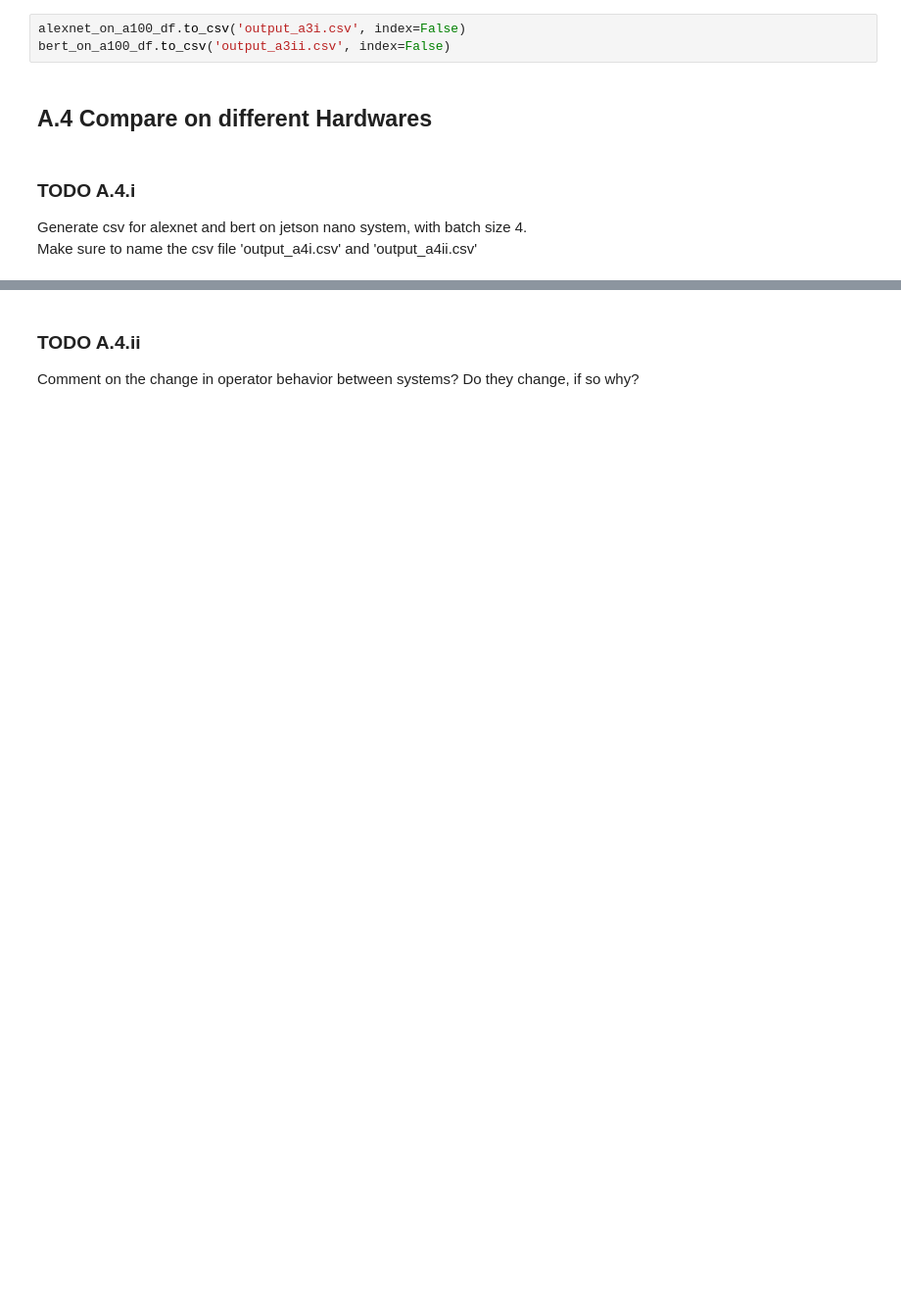
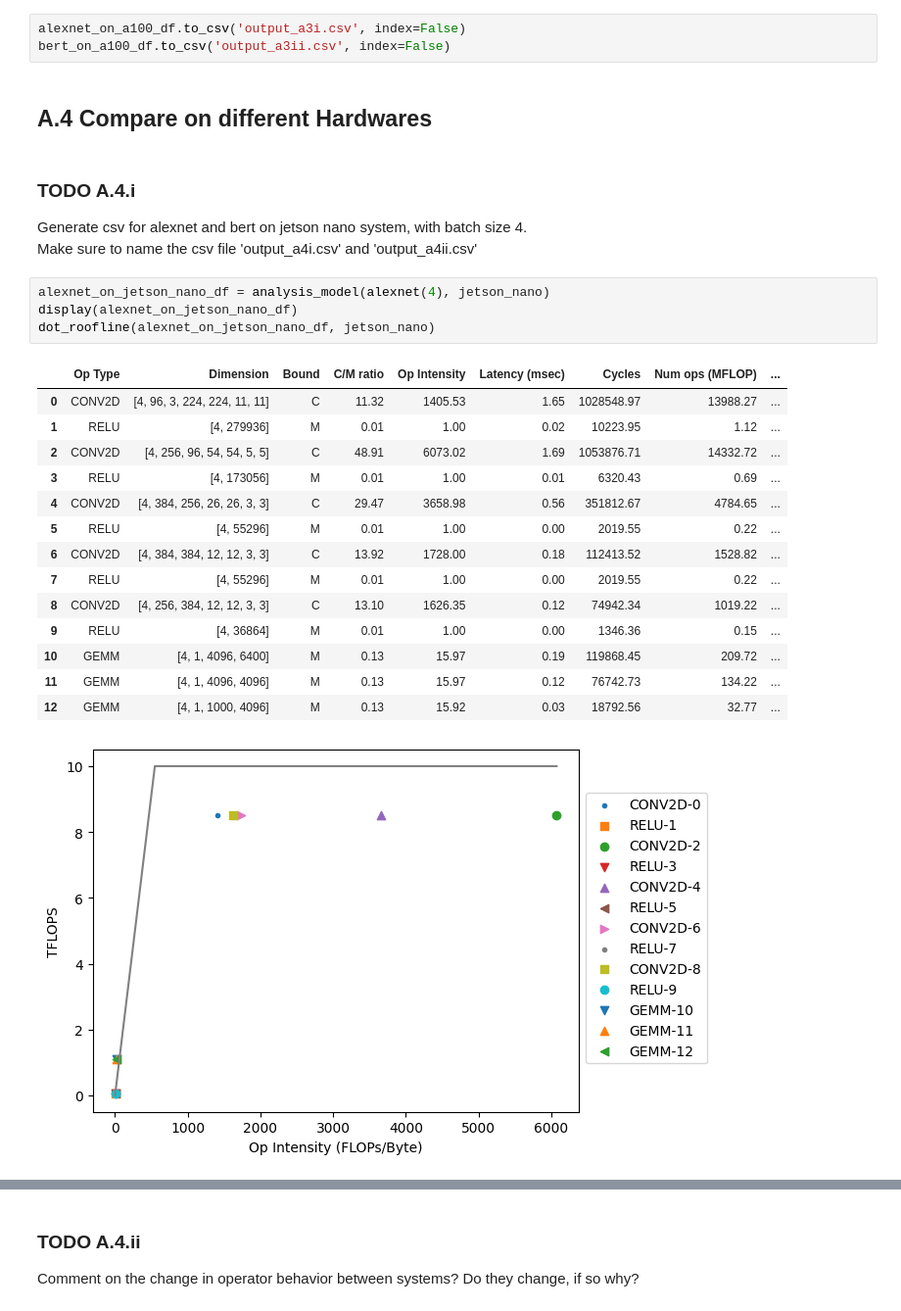
Before and after one commit to kevinstark-coder/Roofline_Dataflow, a Jupyter notebook: lab1/lab1A.ipynb, the cells around one changed output, grey strips where cells are left out. Shown at 98% size. Drawn from its saved outputs; the diff is of its cells as text; blank space fills up the shorter version.

```diff
--- a/lab1/lab1A.ipynb
+++ b/lab1/lab1A.ipynb
@@ -209,3 +173,23 @@ bert_on_a100_df.to_csv('output_a3ii.csv', index=False)
 ### TODO A.4.i
 Generate csv for alexnet and bert on jetson nano system, with batch size 4. <br>
 Make sure to name the csv file 'output_a4i.csv' and 'output_a4ii.csv'
+# %%
+alexnet_on_jetson_nano_df = analysis_model(alexnet(4), jetson_nano)
+display(alexnet_on_jetson_nano_df)
+dot_roofline(alexnet_on_jetson_nano_df, jetson_nano)
+# %% [output]
+|  | Op Type | Dimension | Bound | C/M ratio | Op Intensity | Latency (msec) | Cycles | Num ops (MFLOP) | ... |
+| 0 | CONV2D | [4, 96, 3, 224, 224, 11, 11] | C | 11.32 | 1405.53 | 1.65 | 1028548.97 | 13988.27 | ... |
+| 1 | RELU | [4, 279936] | M | 0.01 | 1.00 | 0.02 | 10223.95 | 1.12 | ... |
+| 2 | CONV2D | [4, 256, 96, 54, 54, 5, 5] | C | 48.91 | 6073.02 | 1.69 | 1053876.71 | 14332.72 | ... |
+| 3 | RELU | [4, 173056] | M | 0.01 | 1.00 | 0.01 | 6320.43 | 0.69 | ... |
+| 4 | CONV2D | [4, 384, 256, 26, 26, 3, 3] | C | 29.47 | 3658.98 | 0.56 | 351812.67 | 4784.65 | ... |
+| 5 | RELU | [4, 55296] | M | 0.01 | 1.00 | 0.00 | 2019.55 | 0.22 | ... |
+| 6 | CONV2D | [4, 384, 384, 12, 12, 3, 3] | C | 13.92 | 1728.00 | 0.18 | 112413.52 | 1528.82 | ... |
+| 7 | RELU | [4, 55296] | M | 0.01 | 1.00 | 0.00 | 2019.55 | 0.22 | ... |
+| 8 | CONV2D | [4, 256, 384, 12, 12, 3, 3] | C | 13.10 | 1626.35 | 0.12 | 74942.34 | 1019.22 | ... |
+| 9 | RELU | [4, 36864] | M | 0.01 | 1.00 | 0.00 | 1346.36 | 0.15 | ... |
+| 10 | GEMM | [4, 1, 4096, 6400] | M | 0.13 | 15.97 | 0.19 | 119868.45 | 209.72 | ... |
+| 11 | GEMM | [4, 1, 4096, 4096] | M | 0.13 | 15.97 | 0.12 | 76742.73 | 134.22 | ... |
+| 12 | GEMM | [4, 1, 1000, 4096] | M | 0.13 | 15.92 | 0.03 | 18792.56 | 32.77 | ... |
+[figure, added]
```
Also changed, not shown: parts of 6 cells of this notebook, 8 other files.
